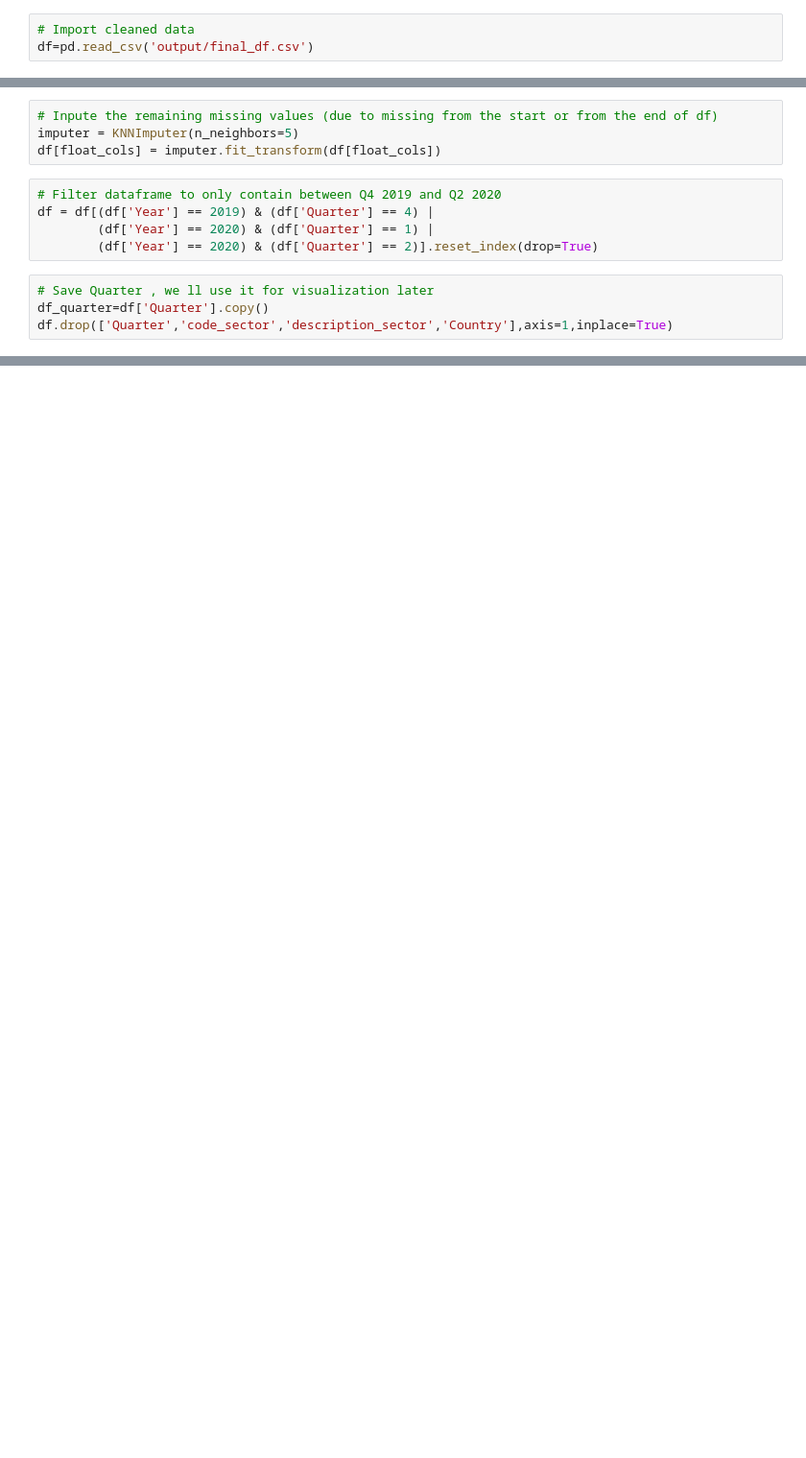
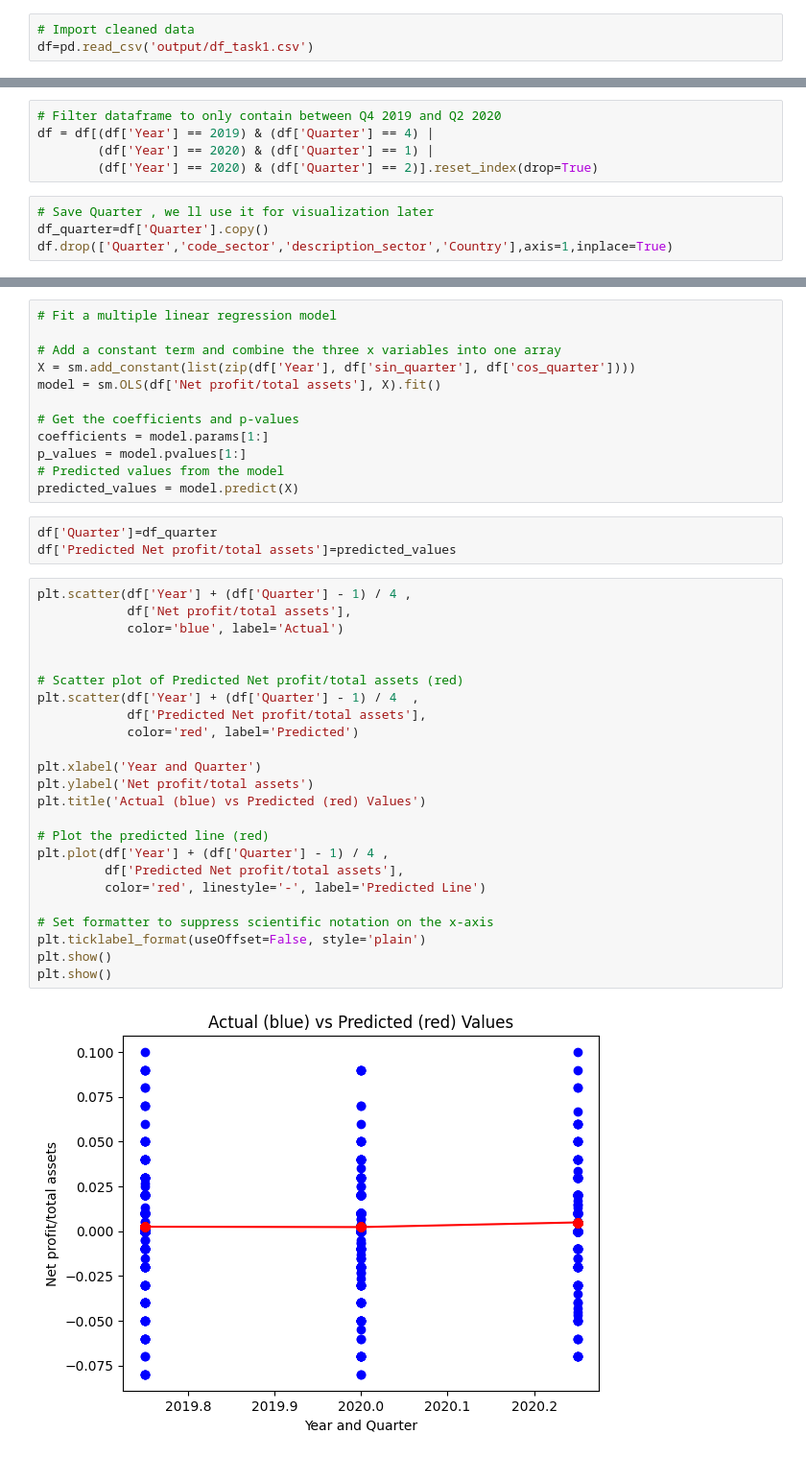
Before and after one commit to RiccardoGTolli/REVO_challenge, a Jupyter notebook: revo/notebooks/3. task1_a.ipynb, the cells around one changed output, grey strips where cells are left out. Shown at 96% size. Drawn from its saved outputs; the diff is of its cells as text; blank space fills up the shorter version.

```diff
--- a/revo/notebooks/3. task1_a.ipynb
+++ b/revo/notebooks/3. task1_a.ipynb
@@ -4,3 +7,3 @@ from sklearn.impute import KNNImputer
 # %%
 # Import cleaned data
-df=pd.read_csv('output/final_df.csv')
+df=pd.read_csv('output/df_task1.csv')
@@ -15,7 +10,3 @@ df[float_cols] = df[float_cols].interpolate(method='linear')
-# %%
-# Inpute the remaining missing values (due to missing from the start or from the end of df)
-imputer = KNNImputer(n_neighbors=5)
-df[float_cols] = imputer.fit_transform(df[float_cols])
 # %%
 # Filter dataframe to only contain between Q4 2019 and Q2 2020
 df = df[(df['Year'] == 2019) & (df['Quarter'] == 4) |
@@ -70,0 +19,41 @@ print("Impact:", impact)
+# %%
+# Fit a multiple linear regression model
+
+# Add a constant term and combine the three x variables into one array
+X = sm.add_constant(list(zip(df['Year'], df['sin_quarter'], df['cos_quarter'])))
+model = sm.OLS(df['Net profit/total assets'], X).fit()
+
+# Get the coefficients and p-values
+coefficients = model.params[1:]
+p_values = model.pvalues[1:]
+# Predicted values from the model
+predicted_values = model.predict(X)
+# %%
+df['Quarter']=df_quarter
+df['Predicted Net profit/total assets']=predicted_values
+# %%
+plt.scatter(df['Year'] + (df['Quarter'] - 1) / 4 ,
+            df['Net profit/total assets'],
+            color='blue', label='Actual')
+
+
+# Scatter plot of Predicted Net profit/total assets (red)
+plt.scatter(df['Year'] + (df['Quarter'] - 1) / 4  ,
+            df['Predicted Net profit/total assets'],
+            color='red', label='Predicted')
+
+plt.xlabel('Year and Quarter')
+plt.ylabel('Net profit/total assets')
+plt.title('Actual (blue) vs Predicted (red) Values')
+
+# Plot the predicted line (red)
+plt.plot(df['Year'] + (df['Quarter'] - 1) / 4 ,
+         df['Predicted Net profit/total assets'],
+         color='red', linestyle='-', label='Predicted Line')
+
+# Set formatter to suppress scientific notation on the x-axis
+plt.ticklabel_format(useOffset=False, style='plain')
+plt.show()
+plt.show()
+# %% [output]
+[figure, added]
```
Also changed, not shown: parts of 10 cells of this notebook, 4 other files.
